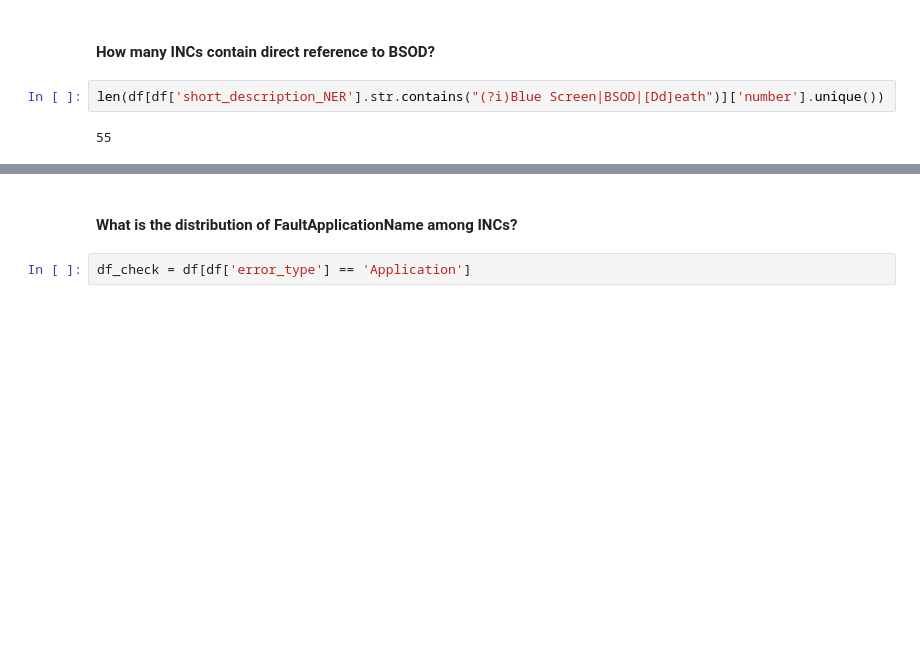
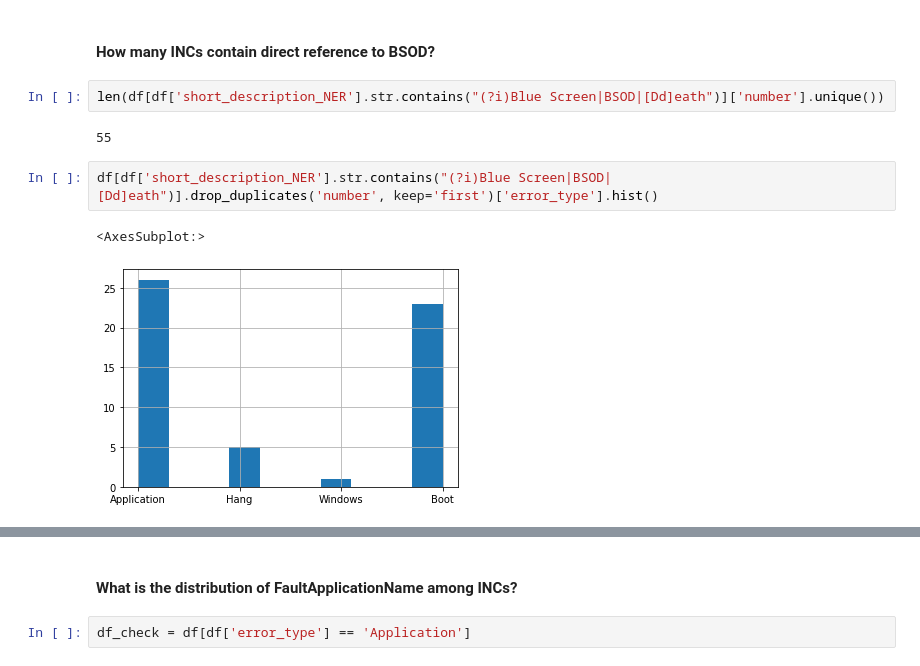
Before and after one commit to redgerly-umich/capstone_ff, a Jupyter notebook: DataCleaning/combine_4_error_types.ipynb, the cells around one changed output, grey strips where cells are left out. Saved outputs shown, nothing was run; the diff lists cells and outputs as text; blank space fills up the shorter version.

```diff
--- a/DataCleaning/combine_4_error_types.ipynb
+++ b/DataCleaning/combine_4_error_types.ipynb
@@ -335,3 +320,8 @@ df[df['error_type'] == 'Boot']
 len(df[df['short_description_NER'].str.contains("(?i)Blue Screen|BSOD|[Dd]eath")]['number'].unique())
 # %% [output]
 55
+# %%
+df[df['short_description_NER'].str.contains("(?i)Blue Screen|BSOD|[Dd]eath")].drop_duplicates('number', keep='first')['error_type'].hist()
+# %% [output]
+<AxesSubplot:>
+[figure, added]
```
Also changed, not shown: parts of 13 cells of this notebook.
